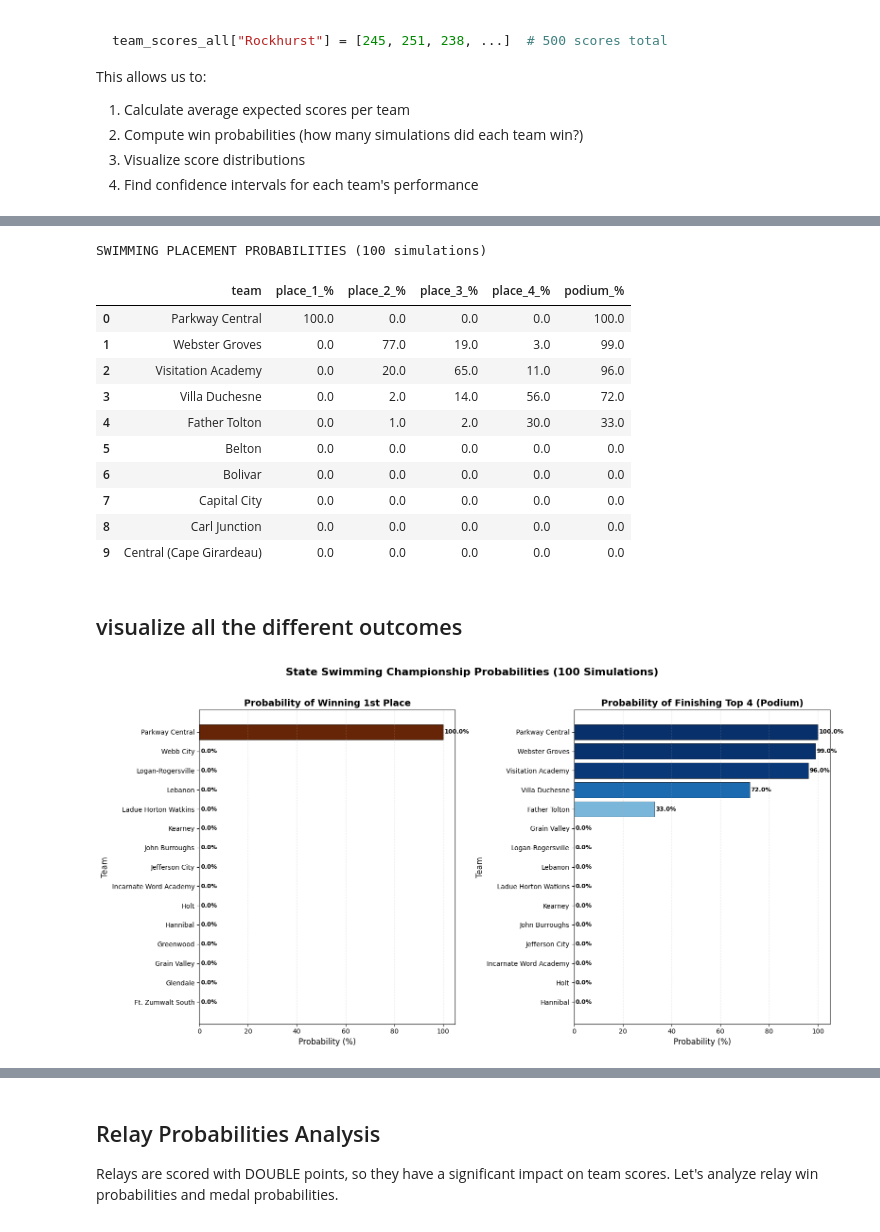
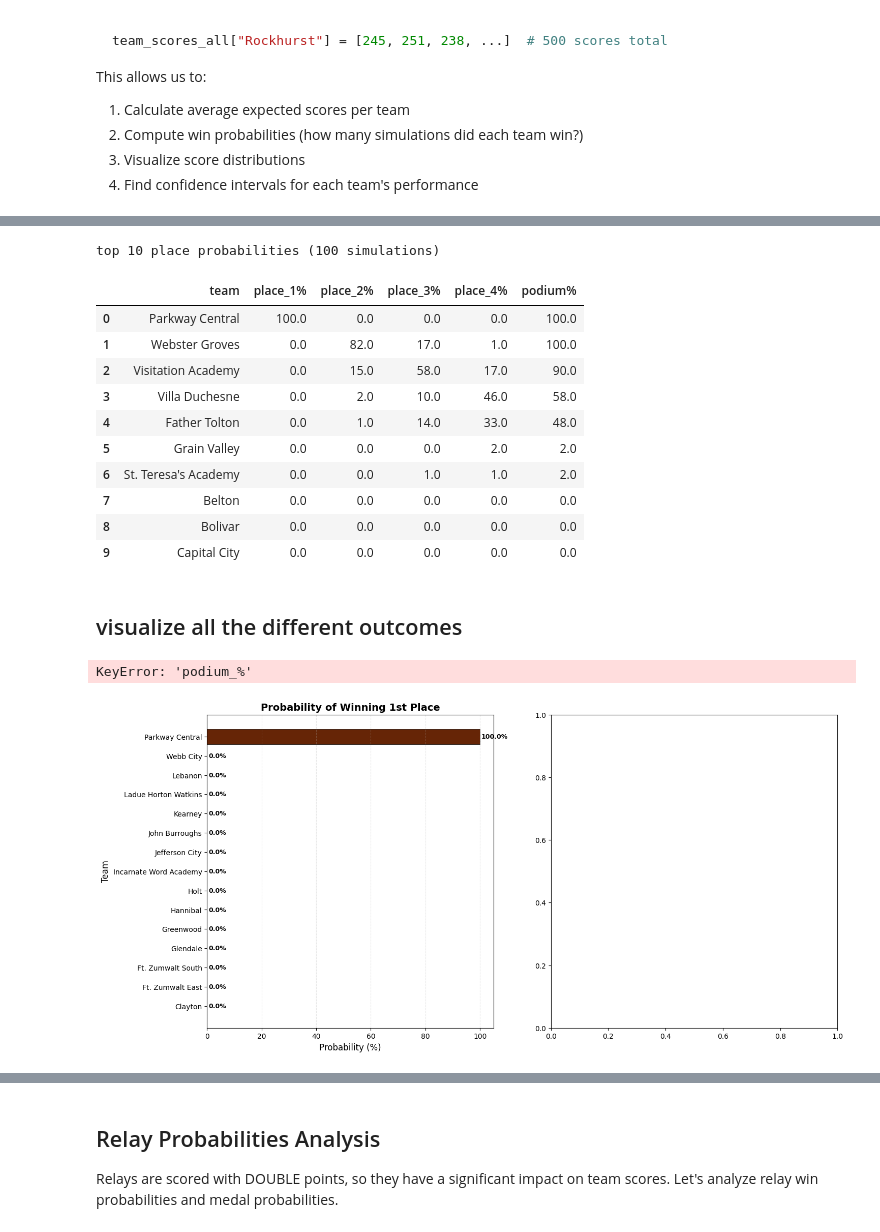
Before and after one commit to serenahuang225/swim-meet-simulator, a Jupyter notebook: swim_meet_simulator_notebook.ipynb, the cells around one changed output, grey strips where cells are left out. Saved outputs shown, nothing was run; the diff lists cells and outputs as text; code cells hidden in the pictures.

```diff
--- a/swim_meet_simulator_notebook.ipynb
+++ b/swim_meet_simulator_notebook.ipynb
@@ -668,37 +669,37 @@ for team in df_scores['team'].unique():
     team_data = df_scores[df_scores['team'] == team]
     results[team] = {
         'team': team,
-        'place_1_%': (team_data['rank'] == 1).sum() / total_simulations * 100,
-        'place_2_%': (team_data['rank'] == 2).sum() / total_simulations * 100,
-        'place_3_%': (team_data['rank'] == 3).sum() / total_simulations * 100,
-        'place_4_%': (team_data['rank'] == 4).sum() / total_simulations * 100,
+        'place_1%': (team_data['rank'] == 1).sum() / total_simulations * 100,
+        'place_2%': (team_data['rank'] == 2).sum() / total_simulations * 100,
+        'place_3%': (team_data['rank'] == 3).sum() / total_simulations * 100,
+        'place_4%': (team_data['rank'] == 4).sum() / total_simulations * 100,
     }
 
 # Convert to DataFrame
 prob_df = pd.DataFrame(results.values())
 
 # For swimming: podium = top 4 finishers
-prob_df['podium_%'] = prob_df['place_1_%'] + prob_df['place_2_%'] + prob_df['place_3_%'] + prob_df['place_4_%']
+prob_df['podium%'] = prob_df['place_1%'] + prob_df['place_2%'] + prob_df['place_3%'] + prob_df['place_4%']
 
 # Sort by 1st place probability (then by podium probability as tiebreaker)
-prob_df = prob_df.sort_values(['place_1_%', 'podium_%'], ascending=False).reset_index(drop=True)
+prob_df = prob_df.sort_values(['place_1%', 'podium%'], ascending=False).reset_index(drop=True)
 
-print(f"SWIMMING PLACEMENT PROBABILITIES ({total_simulations} simulations)")
+print(f"top 10 place probabilities ({total_simulations} simulations)")
 # which team won each simulation?
 prob_df.round(2).head(10)
 # %% [output]
-SWIMMING PLACEMENT PROBABILITIES (100 simulations)
+top 10 place probabilities (100 simulations)
-|  | team | place_1_% | place_2_% | place_3_% | place_4_% | podium_% |
+|  | team | place_1% | place_2% | place_3% | place_4% | podium% |
 | 0 | Parkway Central | 100.0 | 0.0 | 0.0 | 0.0 | 100.0 |
-| 1 | Webster Groves | 0.0 | 77.0 | 19.0 | 3.0 | 99.0 |
-| 2 | Visitation Academy | 0.0 | 20.0 | 65.0 | 11.0 | 96.0 |
-| 3 | Villa Duchesne | 0.0 | 2.0 | 14.0 | 56.0 | 72.0 |
-| 4 | Father Tolton | 0.0 | 1.0 | 2.0 | 30.0 | 33.0 |
-| 5 | Belton | 0.0 | 0.0 | 0.0 | 0.0 | 0.0 |
-| 6 | Bolivar | 0.0 | 0.0 | 0.0 | 0.0 | 0.0 |
-| 7 | Capital City | 0.0 | 0.0 | 0.0 | 0.0 | 0.0 |
-| 8 | Carl Junction | 0.0 | 0.0 | 0.0 | 0.0 | 0.0 |
-| 9 | Central (Cape Girardeau) | 0.0 | 0.0 | 0.0 | 0.0 | 0.0 |
+| 1 | Webster Groves | 0.0 | 82.0 | 17.0 | 1.0 | 100.0 |
+| 2 | Visitation Academy | 0.0 | 15.0 | 58.0 | 17.0 | 90.0 |
+| 3 | Villa Duchesne | 0.0 | 2.0 | 10.0 | 46.0 | 58.0 |
+| 4 | Father Tolton | 0.0 | 1.0 | 14.0 | 33.0 | 48.0 |
+| 5 | Grain Valley | 0.0 | 0.0 | 0.0 | 2.0 | 2.0 |
+| 6 | St. Teresa's Academy | 0.0 | 0.0 | 1.0 | 1.0 | 2.0 |
+| 7 | Belton | 0.0 | 0.0 | 0.0 | 0.0 | 0.0 |
+| 8 | Bolivar | 0.0 | 0.0 | 0.0 | 0.0 | 0.0 |
+| 9 | Capital City | 0.0 | 0.0 | 0.0 | 0.0 | 0.0 |
 # %% [markdown]
 ## visualize all the different outcomes
 # %%
@@ -707,13 +708,13 @@ fig, axes = plt.subplots(1, 2, figsize=(16, 8))
 
 # 1. First Place Probabilities (Horizontal Bar Chart)
 ax1 = axes[0]
-first_place_sorted = prob_df.sort_values('place_1_%', ascending=True).tail(15)  # Top 15 teams
+first_place_sorted = prob_df.sort_values('place_1%', ascending=True).tail(15)  # Top 15 teams
 
 # Create gradient colors based on probability
-colors_1st = plt.cm.YlOrBr((first_place_sorted['place_1_%'] / first_place_sorted['place_1_%'].max()) * 0.8 + 0.2)
+colors_1st = plt.cm.YlOrBr((first_place_sorted['place_1%'] / first_place_sorted['place_1%'].max()) * 0.8 + 0.2)
 
 bars1 = ax1.barh(range(len(first_place_sorted)),
-                 first_place_sorted['place_1_%'],
+                 first_place_sorted['place_1%'],
                  color=colors_1st,
                  edgecolor='black',
                  linewidth=0.5)
@@ -726,7 +727,7 @@ ax1.set_ylabel("Team", fontsize=12)
 ax1.grid(axis='x', alpha=0.3, linestyle='--')
 
 # Add value labels on bars
-for i, (bar, prob) in enumerate(zip(bars1, first_place_sorted['place_1_%'])):
+for i, (bar, prob) in enumerate(zip(bars1, first_place_sorted['place_1%'])):
     width = bar.get_width()
     ax1.text(width + 0.5, bar.get_y() + bar.get_height()/2,
              f'{prob:.1f}%', va='center', fontsize=9, fontweight='bold')
@@ -735,34 +736,35 @@ for i, (bar, prob) in enumerate(zip(bars1, first_place_sorted['place_1_%'])):
 ax2 = axes[1]
 podium_sorted = prob_df.sort_values('podium_%', ascending=True).tail(15)  # Top 15 teams
 
 # Create gradient colors based on probability (blues for podium)
 colors_podium = plt.cm.Blues((podium_sorted['podium_%'] / podium_sorted['podium_%'].max()) * 0.8 + 0.2)
 
 bars2 = ax2.barh(range(len(podium_sorted)),
                  podium_sorted['podium_%'],
                  color=colors_podium,
                  edgecolor='black',
                  linewidth=0.5)
 
 ax2.set_yticks(range(len(podium_sorted)))
 ax2.set_yticklabels(podium_sorted['team'])
 ax2.set_title("Probability of Finishing Top 4 (Podium)", fontsize=14, fontweight='bold')
 ax2.set_xlabel("Probability (%)", fontsize=12)
 ax2.set_ylabel("Team", fontsize=12)
 ax2.grid(axis='x', alpha=0.3, linestyle='--')
 
 # Add value labels on bars
 for i, (bar, prob) in enumerate(zip(bars2, podium_sorted['podium_%'])):
     width = bar.get_width()
     ax2.text(width + 0.5, bar.get_y() + bar.get_height()/2,
              f'{prob:.1f}%', va='center', fontsize=9, fontweight='bold')
 
 plt.suptitle(f"State Swimming Championship Probabilities ({total_simulations} Simulations)",
              fontsize=16, fontweight='bold', y=1.02)
 plt.tight_layout()
 plt.show()
 # %% [output]
+KeyError: 'podium_%'
-[figure, old version]
+[figure, new version]
 # %%
 # Filter teams that have ANY chance of making top 4 (1st, 2nd, 3rd, or 4th)
 teams_with_top4_chance = prob_df[
```
Also changed, not shown: parts of 18 cells of this notebook, 1 other file.
